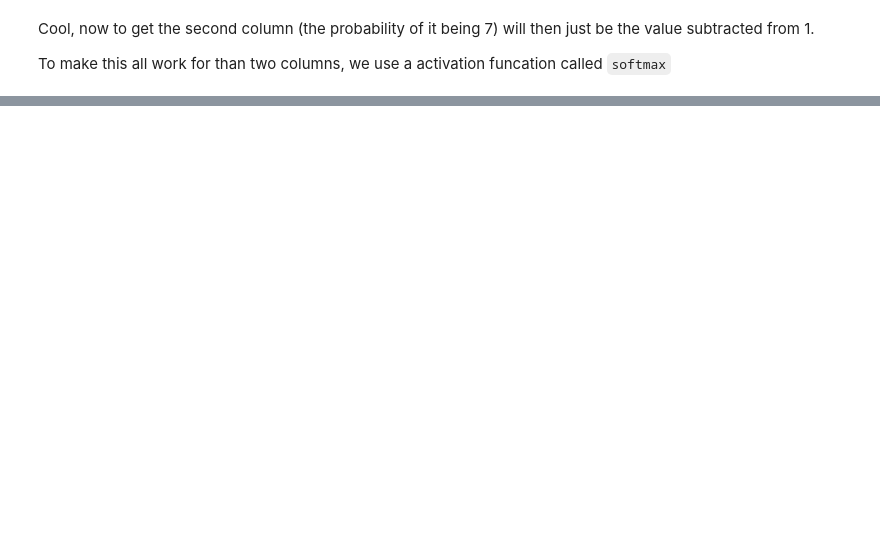
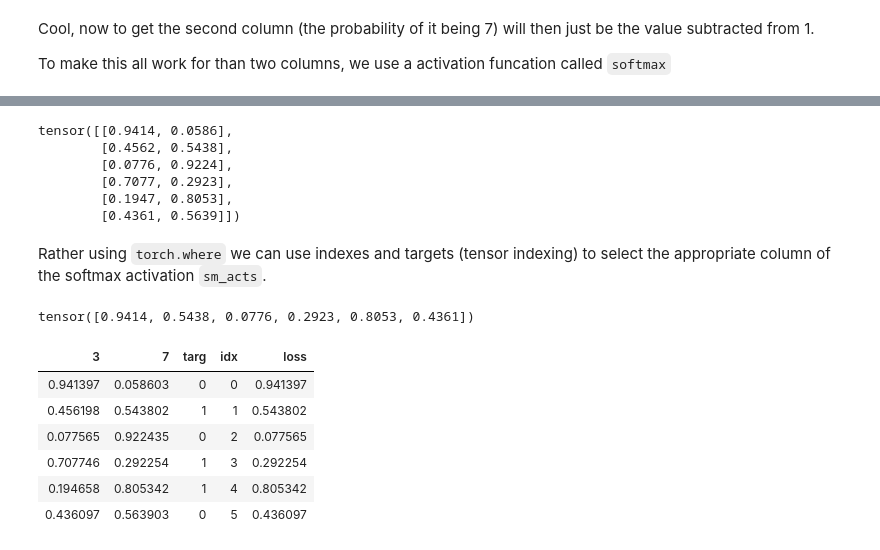
Before and after one commit to ashikshafi08/Learning-Fastai, a Jupyter notebook: Chapters Notebooks/Image_Classification.ipynb, the cells around one changed output, grey strips where cells are left out. Cells and saved outputs as stored; diff of their text form; code cells hidden in the pictures; blank space fills up the shorter version.

```diff
--- a/Chapters Notebooks/Image_Classification.ipynb
+++ b/Chapters Notebooks/Image_Classification.ipynb
@@ -439,0 +488,45 @@ We will often use it when there are just two categories, just to make things a b
+# %%
+# Creating a dummy targets (3,7)
+
+targ = tensor([0 , 1 , 0 , 1 , 1 , 0])
+
+# Softmax activations
+sm_acts
+# %% [output]
+tensor([[0.9414, 0.0586],
+        [0.4562, 0.5438],
+        [0.0776, 0.9224],
+        [0.7077, 0.2923],
+        [0.1947, 0.8053],
+        [0.4361, 0.5639]])
+# %% [markdown]
+Rather using `torch.where` we can use indexes and targets (tensor indexing) to select the appropriate column of the softmax activation `sm_acts`.
+# %%
+# Using indexing to select the activations
+
+idx = range(6)
+sm_acts[idx , targ] # [rows , columns]
+# %% [output]
+tensor([0.9414, 0.5438, 0.0776, 0.2923, 0.8053, 0.4361])
+# %%
+# To understand whats going on
+
+from IPython.display import HTML
+df = pd.DataFrame(sm_acts, columns=["3","7"])
+df['targ'] = targ
+df['idx'] = idx
+df['loss'] = sm_acts[range(6), targ]
+t = df.style.hide_index()
+
+#To have html code compatible with our script
+html = t._repr_html_().split('</style>')[1]
+html = re.sub(r'<table id="([^"]+)"\s*>', r'<table >', html)
+display(HTML(html))
+# %% [output]
+| 3 | 7 | targ | idx | loss |
+| 0.941397 | 0.058603 | 0 | 0 | 0.941397 |
+| 0.456198 | 0.543802 | 1 | 1 | 0.543802 |
+| 0.077565 | 0.922435 | 0 | 2 | 0.077565 |
+| 0.707746 | 0.292254 | 1 | 3 | 0.292254 |
+| 0.194658 | 0.805342 | 1 | 4 | 0.805342 |
+| 0.436097 | 0.563903 | 0 | 5 | 0.436097 |
```
Also changed, not shown: parts of 15 cells of this notebook.
